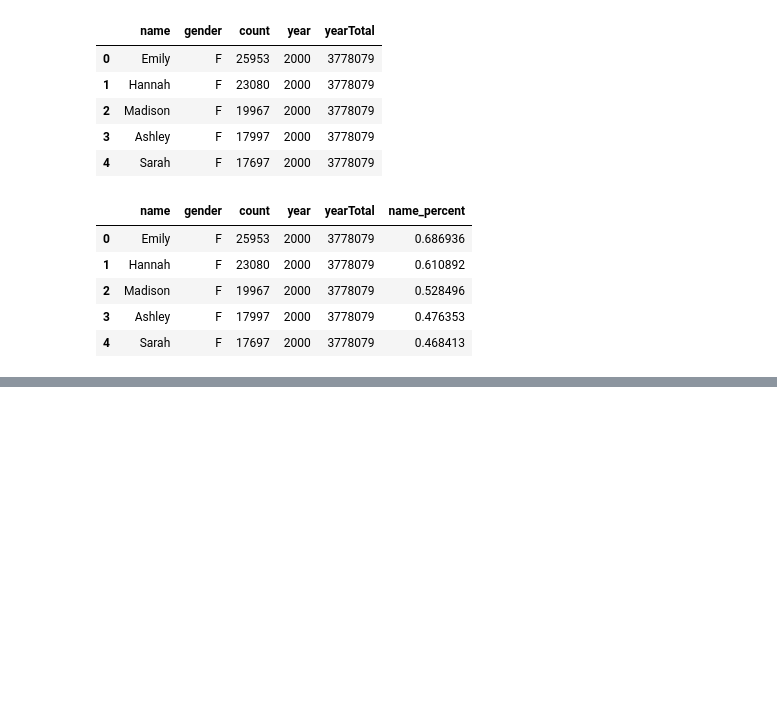
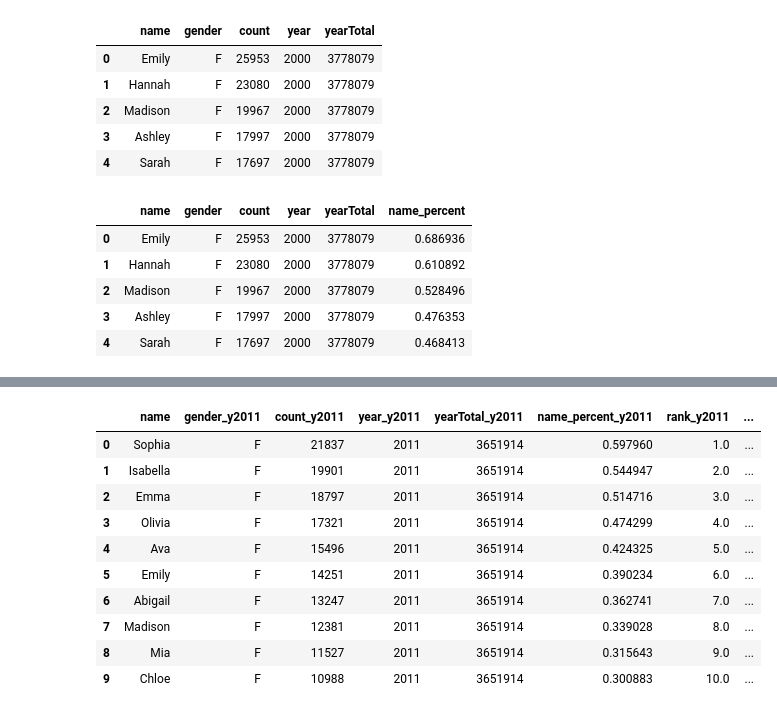
Before and after one commit to nsetnik0703/nightwatch, a Jupyter notebook: kelly_project.ipynb, the cells around one changed output, grey strips where cells are left out. Cells and saved outputs as stored; diff of their text form; code cells hidden in the pictures; blank space fills up the shorter version.

```diff
--- a/kelly_project.ipynb
+++ b/kelly_project.ipynb
@@ -178,0 +110,6 @@ Text(0.5,1,'Top 5 Female Names in 2011 vs 2017')
+# %%
+#Rank 2017 females
+female_y2017 = name_df[(name_df['gender']=='F') & (name_df['year']=='2017')]
+female_y2017 = female_y2017.sort_values('name_percent',ascending=False)
+female_y2017['rank'] = female_y2017['name_percent'].rank(ascending=False)
+female_y2017.head(10)
@@ -178,0 +128,17 @@ Text(0.5,1,'Top 5 Female Names in 2011 vs 2017')
+# %%
+#merge 2011 vs 2017
+merge_female = female_y2011.merge(female_y2017,on='name',suffixes=('_y2011','_y2017'))
+merge_female['rankChange'] = merge_female['rank_y2011'] - merge_female['rank_y2017']
+merge_female.head(10)
+# %% [output]
+|  | name | gender_y2011 | count_y2011 | year_y2011 | yearTotal_y2011 | name_percent_y2011 | rank_y2011 | ... |
+| 0 | Sophia | F | 21837 | 2011 | 3651914 | 0.597960 | 1.0 | ... |
+| 1 | Isabella | F | 19901 | 2011 | 3651914 | 0.544947 | 2.0 | ... |
+| 2 | Emma | F | 18797 | 2011 | 3651914 | 0.514716 | 3.0 | ... |
+| 3 | Olivia | F | 17321 | 2011 | 3651914 | 0.474299 | 4.0 | ... |
+| 4 | Ava | F | 15496 | 2011 | 3651914 | 0.424325 | 5.0 | ... |
+| 5 | Emily | F | 14251 | 2011 | 3651914 | 0.390234 | 6.0 | ... |
+| 6 | Abigail | F | 13247 | 2011 | 3651914 | 0.362741 | 7.0 | ... |
+| 7 | Madison | F | 12381 | 2011 | 3651914 | 0.339028 | 8.0 | ... |
+| 8 | Mia | F | 11527 | 2011 | 3651914 | 0.315643 | 9.0 | ... |
+| 9 | Chloe | F | 10988 | 2011 | 3651914 | 0.300883 | 10.0 | ... |
```
Also changed, not shown: parts of 16 cells of this notebook, 2 other files.
